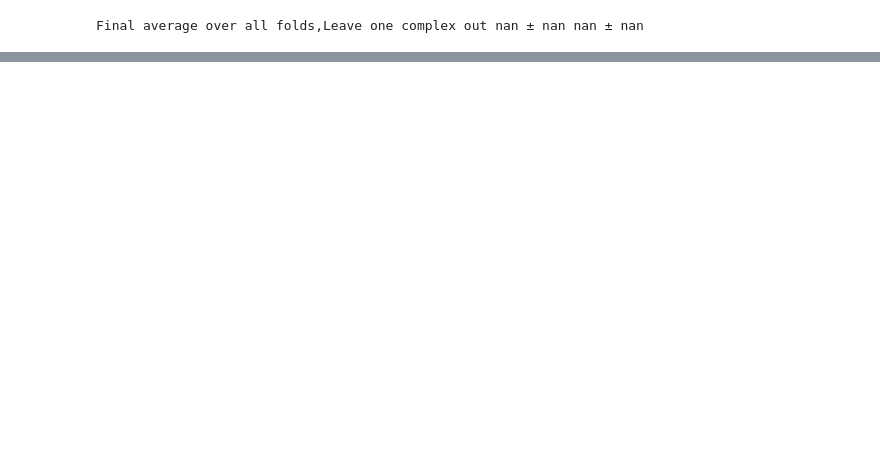
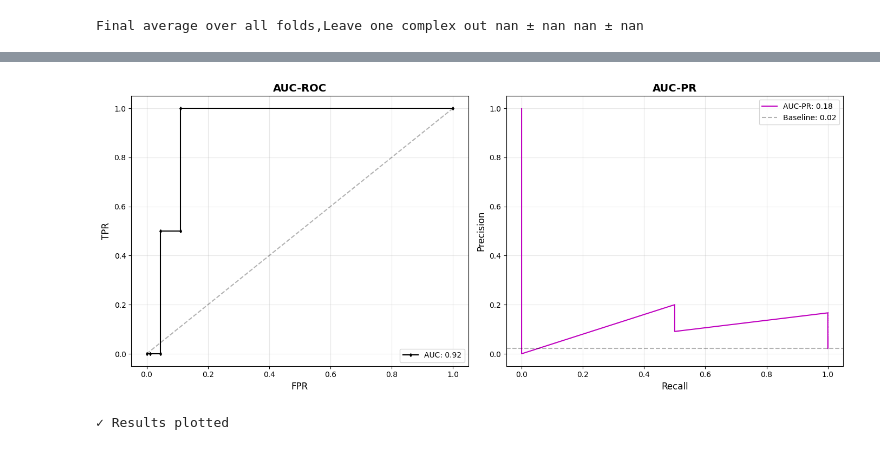
Before and after one commit to mezlet/PPI-Inhibitors, a Jupyter notebook: code/GNN_based_pipeline_Training_for_Predicting_small_molecule_inhibition_of_protein_complexes_ipynb_end_to_end.ipynb, the cells around one changed output, grey strips where cells are left out. Cells and saved outputs as stored; diff of their text form; code cells hidden in the pictures; blank space fills up the shorter version.

```diff
--- a/code/GNN_based_pipeline_Training_for_Predicting_small_molecule_inhibition_of_protein_complexes_ipynb_end_to_end.ipynb
+++ b/code/GNN_based_pipeline_Training_for_Predicting_small_molecule_inhibition_of_protein_complexes_ipynb_end_to_end.ipynb
@@ -1453,40 +1462,43 @@ FileNotFoundError: [Errno 2] No such file or directory: '/content/drive/MyDrive/
 # %%
 # Plot results
-Y_score = np.array(Y_score)
-Y_t = np.array(Y_t)
+Y_score = np.array(Zlist)
+Y_t = np.array(Ylist)
 
 fpr, tpr, _ = roc_curve(Y_t, Y_score)
 Auc = roc_auc_score(Y_t, Y_score)
 
 precision, recall, _ = precision_recall_curve(Y_t, Y_score)
 aucpr = average_precision_score(Y_t, Y_score)
 
 fig, (ax1, ax2) = plt.subplots(1, 2, figsize=(14, 6))
 
 # AUC-ROC
 ax1.plot(fpr, tpr, color='k', marker='d', markersize=3, label=f'AUC: {Auc:.2f}')
 ax1.plot([0, 1], [0, 1], 'k--', alpha=0.3)
 ax1.set_xlabel('FPR', fontsize=12)
 ax1.set_ylabel('TPR', fontsize=12)
 ax1.set_title('AUC-ROC', fontsize=14, fontweight='bold')
 ax1.grid(alpha=0.3)
 ax1.legend()
 
 # AUC-PR
 ax2.plot(recall, precision, color='m', marker=',', label=f'AUC-PR: {aucpr:.2f}')
 baseline = np.sum(Y_t) / len(Y_t)
 ax2.axhline(baseline, color='k', linestyle='--', alpha=0.3, label=f'Baseline: {baseline:.2f}')
 ax2.set_xlabel('Recall', fontsize=12)
 ax2.set_ylabel('Precision', fontsize=12)
 ax2.set_title('AUC-PR', fontsize=14, fontweight='bold')
 ax2.grid(alpha=0.3)
 ax2.legend()
 
 plt.tight_layout()
 plt.savefig('ppi_results.png', dpi=300, bbox_inches='tight')
 plt.show()
 
 print("\n✓ Results plotted")
+# %% [output]
+[figure, added]
+✓ Results plotted
 # %%
 # ============================================================================
 # EXTERNAL VALIDATION SUMMARY (Optional)
```
Also changed, not shown: parts of 7 cells of this notebook.
